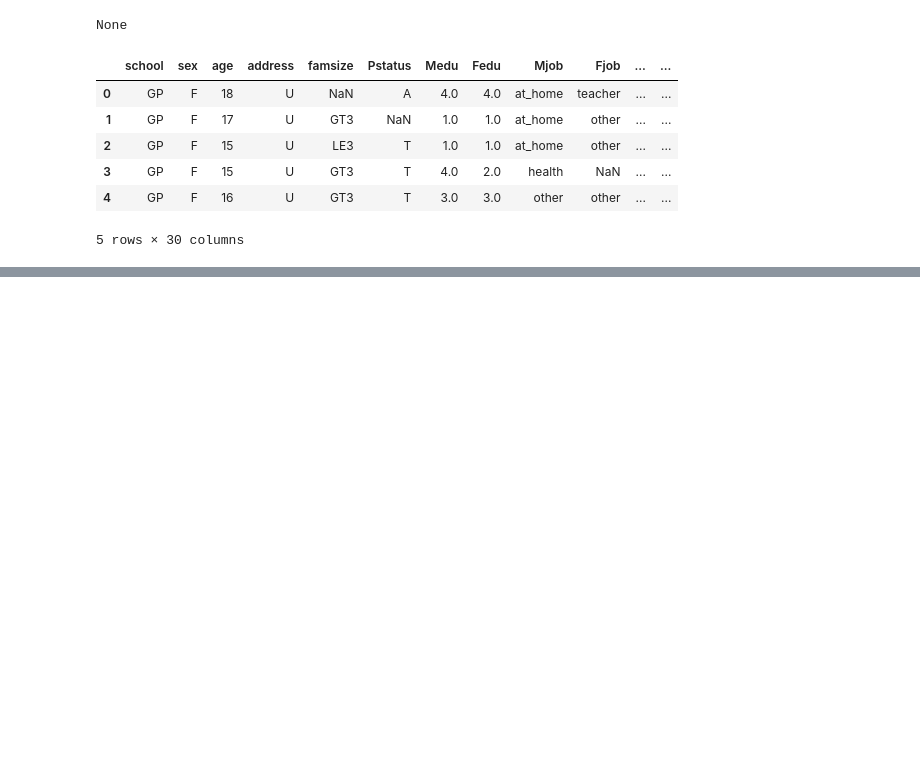
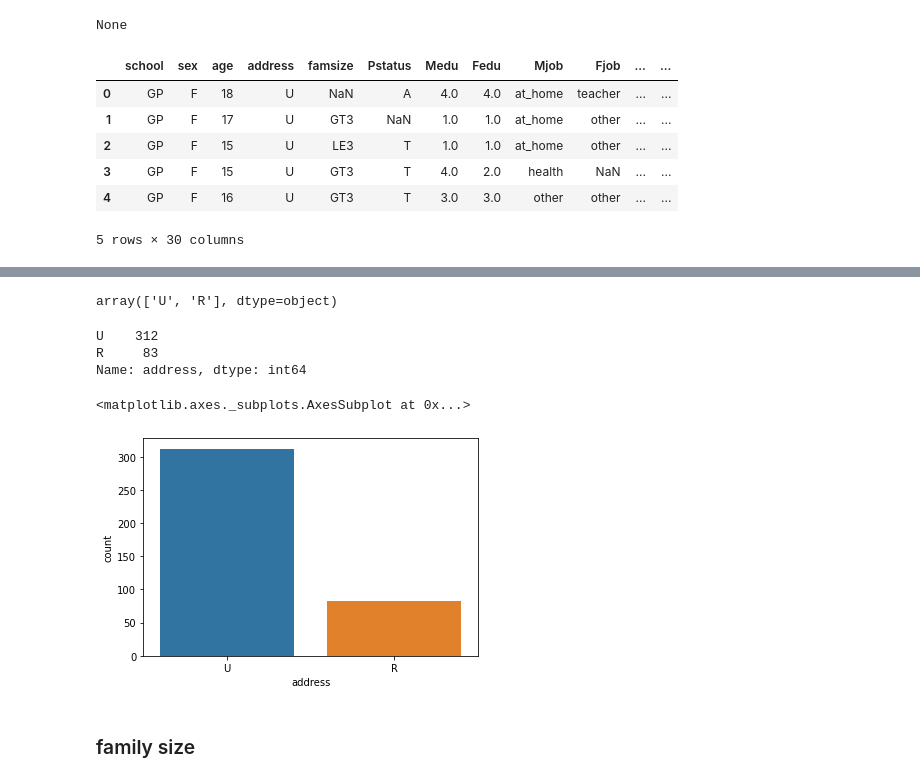
Before and after one commit to Golovolastik/skillfactory_rds, a Jupyter notebook: module_2/stud_math.ipynb, the cells around one changed output, grey strips where cells are left out. Drawn from its saved outputs; the diff is of its cells as text; code cells hidden in the pictures; blank space fills up the shorter version.

```diff
--- a/module_2/stud_math.ipynb
+++ b/module_2/stud_math.ipynb
@@ -33,0 +119,19 @@ None
+# %%
+df.address.unique()
+# %% [output]
+array(['U', 'R'], dtype=object)
+# %%
+df.address.value_counts()
+# %% [output]
+U    312
+R     83
+Name: address, dtype: int64
+# %%
+df.address.fillna(df.address.value_counts().idxmax(), inplace = True)
+# %%
+sns.countplot(df.address)
+# %% [output]
+<matplotlib.axes._subplots.AxesSubplot at 0x...>
+[figure, added]
+# %% [markdown]
+### family size
```
Also changed, not shown: parts of 39 cells of this notebook.
